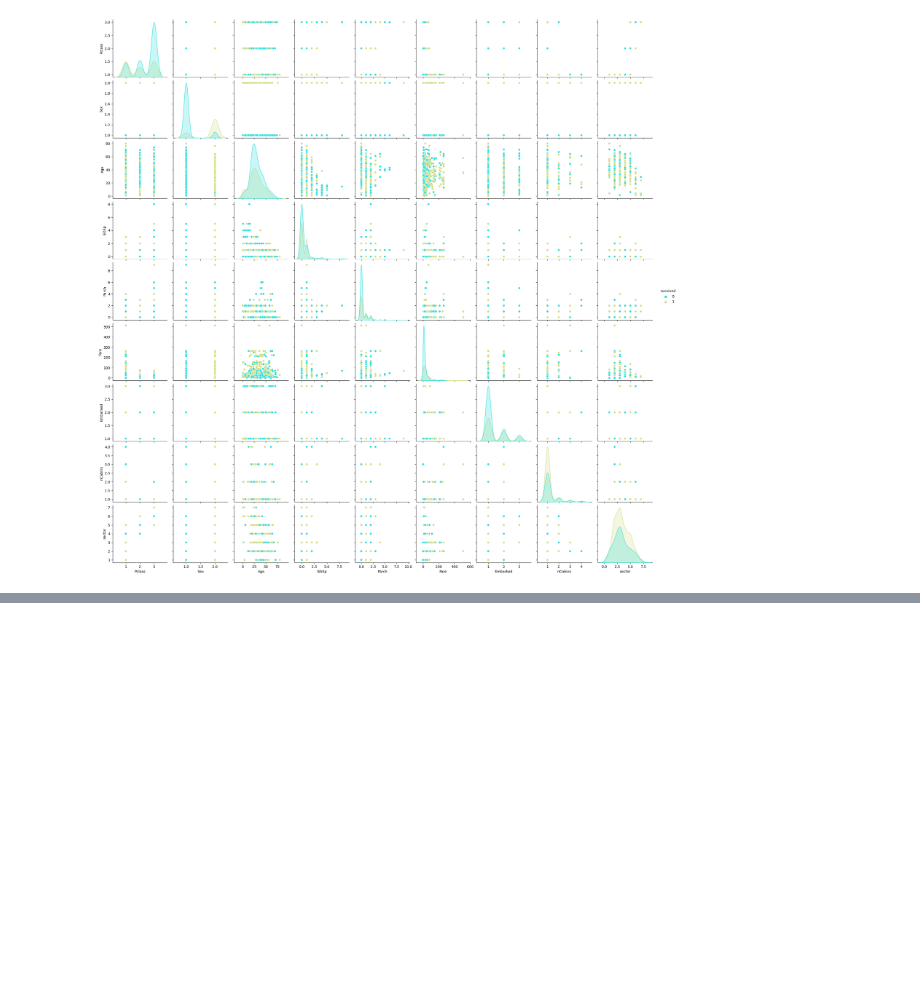
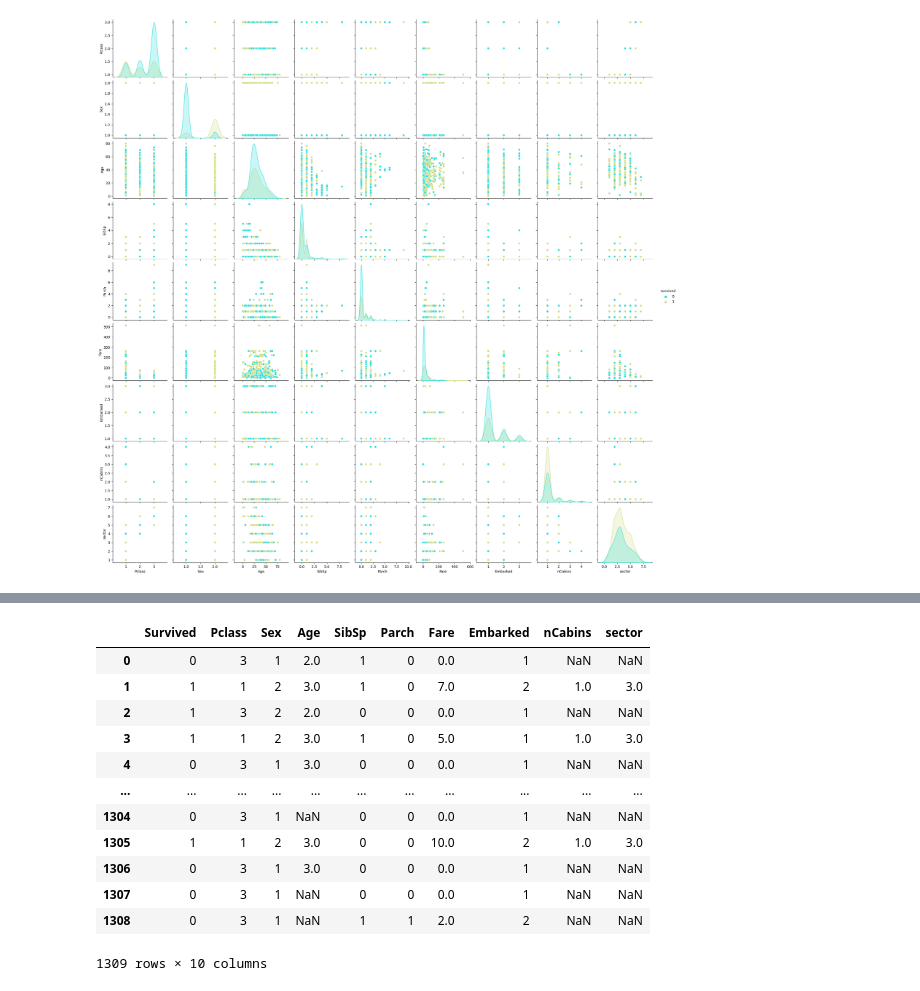
Before and after one commit to karrabi/titanic-project, a Jupyter notebook: project_titanic.ipynb, the cells around one changed output, grey strips where cells are left out. Drawn from its saved outputs; the diff is of its cells as text; code cells hidden in the pictures; blank space fills up the shorter version.

```diff
--- a/project_titanic.ipynb
+++ b/project_titanic.ipynb
@@ -1115,0 +1132,20 @@ sns.pairplot(df, hue='Survived', palette='rainbow')
+# %%
+df['Age'] = df['Age'] // 10
+# %%
+df['Fare'] = df['Fare'] // 10
+# %%
+df
+# %% [output]
+|  | Survived | Pclass | Sex | Age | SibSp | Parch | Fare | Embarked | nCabins | sector |
+| 0 | 0 | 3 | 1 | 2.0 | 1 | 0 | 0.0 | 1 | NaN | NaN |
+| 1 | 1 | 1 | 2 | 3.0 | 1 | 0 | 7.0 | 2 | 1.0 | 3.0 |
+| 2 | 1 | 3 | 2 | 2.0 | 0 | 0 | 0.0 | 1 | NaN | NaN |
+| 3 | 1 | 1 | 2 | 3.0 | 1 | 0 | 5.0 | 1 | 1.0 | 3.0 |
+| 4 | 0 | 3 | 1 | 3.0 | 0 | 0 | 0.0 | 1 | NaN | NaN |
+| ... | ... | ... | ... | ... | ... | ... | ... | ... | ... | ... |
+| 1304 | 0 | 3 | 1 | NaN | 0 | 0 | 0.0 | 1 | NaN | NaN |
+| 1305 | 1 | 1 | 2 | 3.0 | 0 | 0 | 10.0 | 2 | 1.0 | 3.0 |
+| 1306 | 0 | 3 | 1 | 3.0 | 0 | 0 | 0.0 | 1 | NaN | NaN |
+| 1307 | 0 | 3 | 1 | NaN | 0 | 0 | 0.0 | 1 | NaN | NaN |
+| 1308 | 0 | 3 | 1 | NaN | 1 | 1 | 2.0 | 2 | NaN | NaN |
+1309 rows × 10 columns
```
Also changed, not shown: parts of 2 cells of this notebook.
